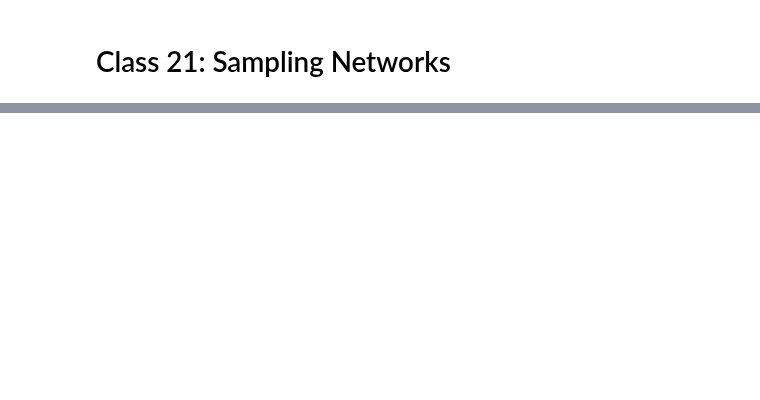
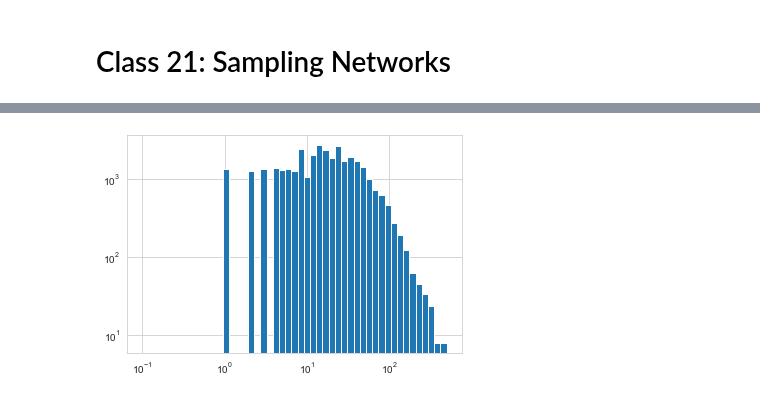
Before and after one commit to asmithh/network-science-data-book, a Jupyter notebook: class_21_sampling.ipynb, the cells around one changed output, grey strips where cells are left out. Saved outputs shown, nothing was run; the diff lists cells and outputs as text; code cells hidden in the pictures; blank space fills up the shorter version.

```diff
--- a/class_21_sampling.ipynb
+++ b/class_21_sampling.ipynb
@@ -20,0 +52,16 @@ Random walks can tell us a fair bit about a network; today, we're going to use r
+# %%
+import networkx as nx
+import pandas as pd
+
+G_cites = nx.DiGraph()
+
+df_edges = pd.read_csv('data/cit-HepPh/cit-HepPh.txt', sep='\t', header=3)
+df_nodes = pd.read_csv('data/cit-HepPh/cit-HepPh-dates.txt', sep='\t', header=None)
+df_nodes.columns = ['paper', 'date']
+df_nodes['date'] = pd.to_datetime(df_nodes['date'])
+
+for _, node in df_nodes.iterrows():
+    G_cites.add_node(node['paper'], date=node['date'])
+
+for _, edge in df_edges.iterrows():
+    G_cites.add_edge(edge['FromNodeId'], edge['ToNodeId'])
@@ -20,0 +74,11 @@ Random walks can tell us a fair bit about a network; today, we're going to use r
+# %%
+# Obtaining the degree distribution
+%matplotlib inline
+import matplotlib.pyplot as plt
+import numpy as np
+
+plt.hist([d for n, d in G_cites.degree()], bins=np.logspace(np.log10(0.1),np.log10(500), 50))
+plt.xscale('log')
+plt.yscale('log')
+# %% [output]
+[figure, added]
```
Also changed, not shown: parts of 31 cells of this notebook, 4 other files.
